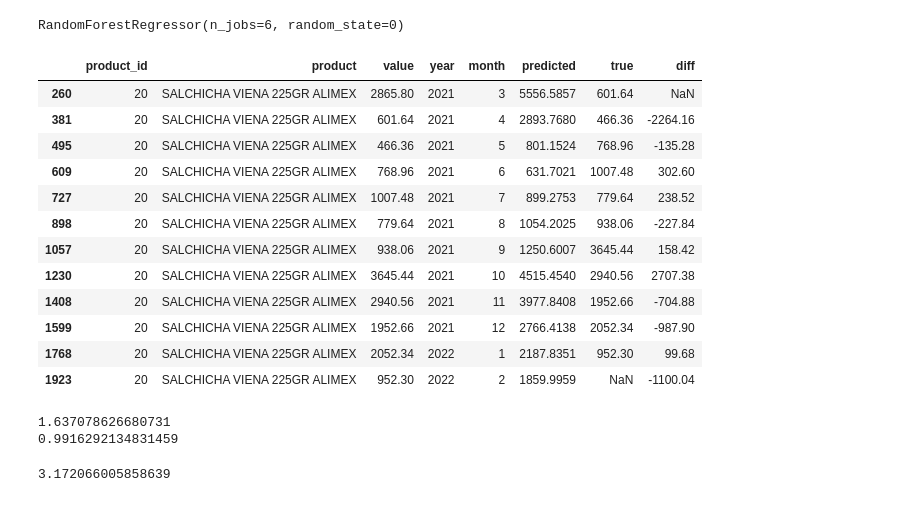
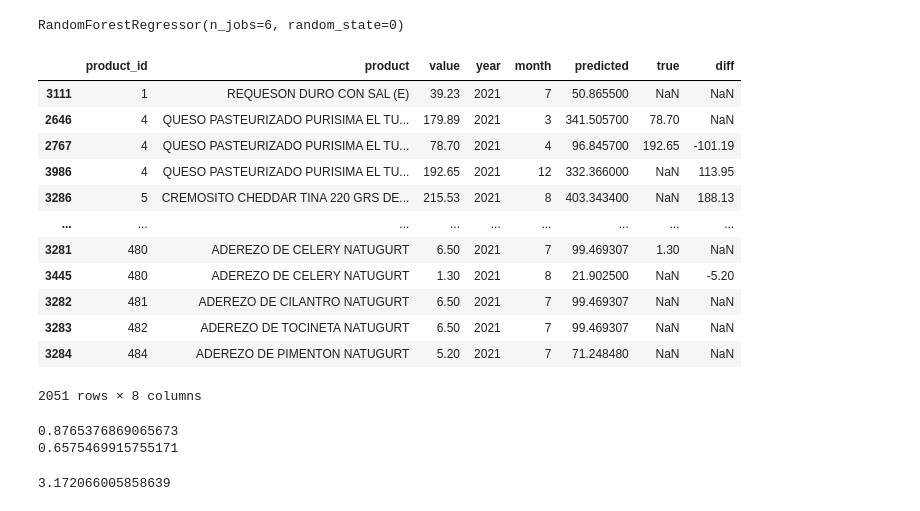
Before and after one commit to fjrp1412/machine-learning-dicascada, a Jupyter notebook: notebooks/products/model_per_month.ipynb, the cells around one changed output. Drawn from its saved outputs; the diff is of its cells as text; code cells hidden in the pictures.

```diff
--- a/notebooks/products/model_per_month.ipynb
+++ b/notebooks/products/model_per_month.ipynb
@@ -86,9 +86,13 @@ df_merged
 | 482 | 48632 | 5.0 | 6.50 | 482 | 042686 | ADEREZO DE TOCINETA NATUGURT | 1.00 | 1063 |
 71833 rows × 8 columns
 # %%
+new_index = [1, 2, 3, 4, 5, 6, 7, 8, 9, 10, 11, 12]
 df_merged_sales_with_products = pd.merge(df_merged, df_sales, left_on="sale_id", right_on="id", suffixes=("_productsale", "_sale"))
 df_merged_sales_with_products["year"] = df_merged_sales_with_products.apply(lambda row: row["date"].year, axis=1)
 df_merged_sales_with_products["month"] = df_merged_sales_with_products.apply(lambda row: row["date"].month, axis=1)
 df_merged_sales_with_products.drop(columns=["id", "description", "income_currency", "status", "date" ], inplace=True)
-df_merged_sales_with_products
+df_merged_sales_with_products.set_index(['month', 'product_id'])
+df_merged_sales_with_products.reindex(new_index, fill_value=0)
+df_merged_sales_with_products.reset_index(inplace=True)
+df_merged_sales_with_products[df_merged_sales_with_products["product_id"] == 1]
 # %% [output]
@@ -113,7 +117,7 @@ df_merged_sales_with_products
 df_groupby_products = df_merged_sales_with_products.groupby(["year", "month", "product_id"])
 sales_data = {
     'income': df_groupby_products['income_productsale'].sum(),
-    'count': df_groupby_products['id_productsale'].count(),
+    'count': df_groupby_products['quantity'].sum(),
     'name': df_groupby_products['name'].first(),
 }
 
@@ -224,10 +224,11 @@ wmape(y_true, y_pred)
 # Xtr and Ytr are the X and Y values for train the model
 # Then the model is just a RandomForestRegressor and with fit it get trained
 
-features = ["income", "count", "lag_sales_next_month", "lag_sales_next_month_count", "diff_sales_next_month", "diff_sales_next_month_count"]
+features = ["income", "count"]
 imputer = SimpleImputer()
-Xtr_per_month = imputer.fit_transform(data_train_filtered[features])
-ytr_per_month = data_train_filtered['sales_next_month']
+# Xtr_per_month = imputer.fit_transform(data_train_filtered[features])
+Xtr_per_month = imputer.fit_transform(data_train[features])
+ytr_per_month = data_train['sales_next_month']
 
 
 model = RandomForestRegressor(n_estimators=100, random_state=0, n_jobs=6)
@@ -237,41 +238,46 @@ RandomForestRegressor(n_jobs=6, random_state=0)
 # %%
 # Predicting sales for everyh day with the model
 # This model just predict the income of the next month, not how many sales
 
 # The final data frame is just for seing true values and predicted values
 
 data_valid_filtered = data_valid.copy()
 data_valid_filtered.reset_index(inplace=True)
 
-Xval_per_month = imputer.fit_transform(data_valid_filtered[features])
-yval_per_month = data_valid_filtered['sales_next_month']
+#Xval_per_month = imputer.fit_transform(data_valid_filtered[features])
+#yval_per_month = data_valid_filtered['sales_next_month']
+
+Xval_per_month = imputer.fit_transform(data_valid[features])
+yval_per_month = data_valid['sales_next_month']
+
 
 prediction_per_month = model.predict(Xval_per_month)
 
-df_forest_per_month = pd.DataFrame({"product_id": data_valid_filtered["product_id"],"product": data_valid_filtered["name"],"value": data_valid_filtered["income"],"year": data_valid_filtered["year"], "month": data_valid_filtered["month"] ,"predicted": prediction_per_month, "true": yval_per_month, "diff": data_valid_filtered["diff_sales_next_month"]})
-df_forest_per_month[df_forest_per_month["product_id"] == 20]
+df_forest_per_month = pd.DataFrame({"product_id": data_valid["product_id"],"product": data_valid["name"],"value": data_valid["income"],"year": data_valid["year"], "month": data_valid["month"] ,"predicted": prediction_per_month, "true": yval_per_month, "diff": data_valid["diff_sales_next_month"]})
+df_forest_per_month.sort_values(inplace=True, by=["product_id"])
+df_forest_per_month
 # %% [output]
 |  | product_id | product | value | year | month | predicted | true | diff |
-| 260 | 20 | SALCHICHA VIENA 225GR ALIMEX | 2865.80 | 2021 | 3 | 5556.5857 | 601.64 | NaN |
-| 381 | 20 | SALCHICHA VIENA 225GR ALIMEX | 601.64 | 2021 | 4 | 2893.7680 | 466.36 | -2264.16 |
-| 495 | 20 | SALCHICHA VIENA 225GR ALIMEX | 466.36 | 2021 | 5 | 801.1524 | 768.96 | -135.28 |
-| 609 | 20 | SALCHICHA VIENA 225GR ALIMEX | 768.96 | 2021 | 6 | 631.7021 | 1007.48 | 302.60 |
-| 727 | 20 | SALCHICHA VIENA 225GR ALIMEX | 1007.48 | 2021 | 7 | 899.2753 | 779.64 | 238.52 |
-| 898 | 20 | SALCHICHA VIENA 225GR ALIMEX | 779.64 | 2021 | 8 | 1054.2025 | 938.06 | -227.84 |
-| 1057 | 20 | SALCHICHA VIENA 225GR ALIMEX | 938.06 | 2021 | 9 | 1250.6007 | 3645.44 | 158.42 |
-| 1230 | 20 | SALCHICHA VIENA 225GR ALIMEX | 3645.44 | 2021 | 10 | 4515.4540 | 2940.56 | 2707.38 |
-| 1408 | 20 | SALCHICHA VIENA 225GR ALIMEX | 2940.56 | 2021 | 11 | 3977.8408 | 1952.66 | -704.88 |
-| 1599 | 20 | SALCHICHA VIENA 225GR ALIMEX | 1952.66 | 2021 | 12 | 2766.4138 | 2052.34 | -987.90 |
-| 1768 | 20 | SALCHICHA VIENA 225GR ALIMEX | 2052.34 | 2022 | 1 | 2187.8351 | 952.30 | 99.68 |
-| 1923 | 20 | SALCHICHA VIENA 225GR ALIMEX | 952.30 | 2022 | 2 | 1859.9959 | NaN | -1100.04 |
+| 3111 | 1 | REQUESON DURO CON SAL (E) | 39.23 | 2021 | 7 | 50.865500 | NaN | NaN |
+| 2646 | 4 | QUESO PASTEURIZADO PURISIMA EL TU... | 179.89 | 2021 | 3 | 341.505700 | 78.70 | NaN |
+| 2767 | 4 | QUESO PASTEURIZADO PURISIMA EL TU... | 78.70 | 2021 | 4 | 96.845700 | 192.65 | -101.19 |
+| 3986 | 4 | QUESO PASTEURIZADO PURISIMA EL TU... | 192.65 | 2021 | 12 | 332.366000 | NaN | 113.95 |
+| 3286 | 5 | CREMOSITO CHEDDAR TINA 220 GRS DE... | 215.53 | 2021 | 8 | 403.343400 | NaN | 188.13 |
+| ... | ... | ... | ... | ... | ... | ... | ... | ... |
+| 3281 | 480 | ADEREZO DE CELERY NATUGURT | 6.50 | 2021 | 7 | 99.469307 | 1.30 | NaN |
+| 3445 | 480 | ADEREZO DE CELERY NATUGURT | 1.30 | 2021 | 8 | 21.902500 | NaN | -5.20 |
+| 3282 | 481 | ADEREZO DE CILANTRO NATUGURT | 6.50 | 2021 | 7 | 99.469307 | NaN | NaN |
+| 3283 | 482 | ADEREZO DE TOCINETA NATUGURT | 6.50 | 2021 | 7 | 99.469307 | NaN | NaN |
+| 3284 | 484 | ADEREZO DE PIMENTON NATUGURT | 5.20 | 2021 | 7 | 71.248480 | NaN | NaN |
+2051 rows × 8 columns
 # %%
 # see the percentage for the error of the model for sales income
 
 print(mape(df_forest_per_month[df_forest_per_month["product_id"] == 20]["true"], df_forest_per_month[df_forest_per_month["product_id"] == 20]["predicted"]))
 print(wmape(df_forest_per_month[df_forest_per_month["product_id"] == 20]["true"], df_forest_per_month[df_forest_per_month["product_id"] == 20]["predicted"]))
 # %% [output]
-1.637078626680731
-0.9916292134831459
+0.8765376869065673
+0.6575469915755171
 # %%
 # Baseline for indicators for precission of the model
 # This baseline is for how many sales will be
```
Also changed, not shown: parts of 9 cells of this notebook, 3 other files.
